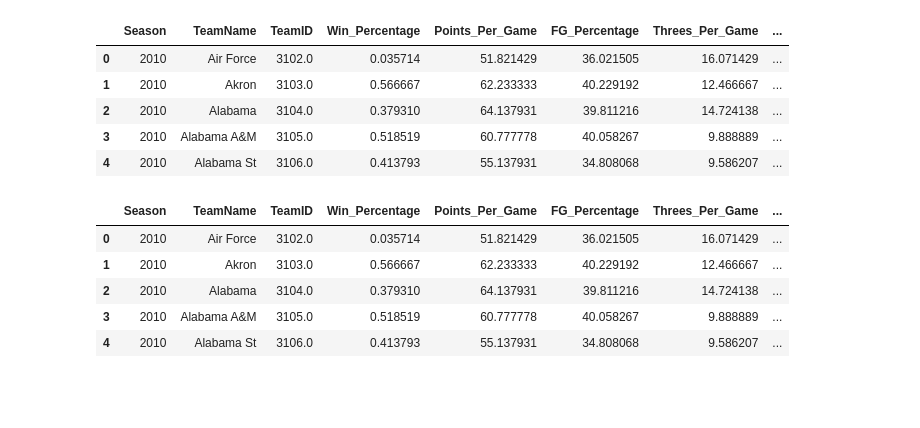
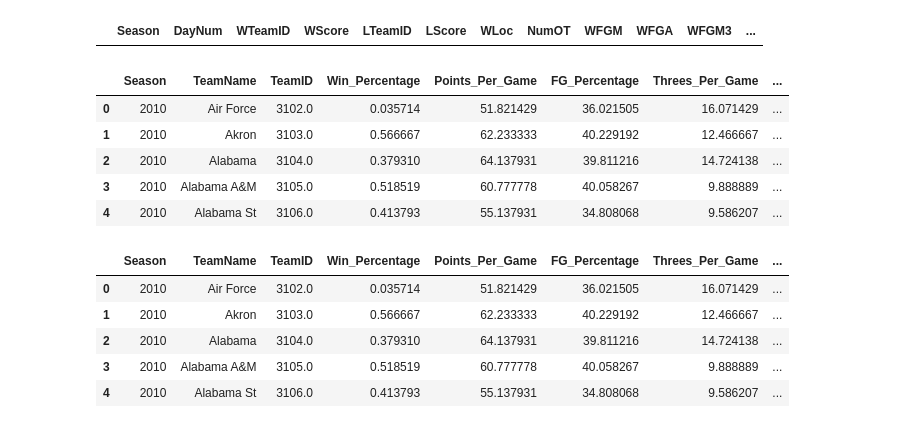
Before and after one commit to alexreid-14/March_ML_Mania_2025, a Jupyter notebook: preprocessing/womens/womens_data_preprocessing.ipynb, the cells around one changed output. Saved outputs shown, nothing was run; the diff lists cells and outputs as text; code cells hidden in the pictures; blank space fills up the shorter version.

```diff
--- a/preprocessing/womens/womens_data_preprocessing.ipynb
+++ b/preprocessing/womens/womens_data_preprocessing.ipynb
@@ -4,6 +4,7 @@ import numpy as np
 import os
 from pathlib import Path
 # %%
+pd.set_option("display.max_columns", None)
 # Team Info
 womens_teams = pd.read_csv("../../data/WTeams.csv")
 
@@ -18,33 +19,36 @@ womens_tourney_seeds = pd.read_csv("../../data/WNCAATourneySeeds.csv")
 womens_reg_season_data = pd.read_csv("../../data/WRegularSeasonCompactResults.csv")
 
 # Tourney Data
 womens_tourney_data = pd.read_csv("../../data/WNCAATourneyCompactResults.csv")
 
 # Regular Season Box Scores
 womens_reg_season_box_scores = pd.read_csv("../../data/WRegularSeasonDetailedResults.csv")
+womens_reg_season_box_scores.dropna(inplace=True)
 
 # Tournament Box Scores
 womens_tourney_box_scores = pd.read_csv("../../data/WNCAATourneyDetailedResults.csv")
 
 # Conferences
 conferences = pd.read_csv("../../data/Conferences.csv")
 womens_conferences = pd.read_csv("../../data/WTeamConferences.csv")
 
 # Alternate Spellings
 womens_spellings = pd.read_csv("../../data/WTeamSpellings.csv", encoding='ISO-8859-1')
 
 #Tourney Slots
 womens_tourney_slots = pd.read_csv("../../data/WNCAATourneySlots.csv")
 
 # Conference Tourney
 womens_conf_tourney = pd.read_csv("../../data/WConferenceTourneyGames.csv")
 
 # Geography
 cities = pd.read_csv("../../data/Cities.csv")
 womens_cities = pd.read_csv("../../data/WGameCities.csv")
 
 # Sample Submission
 sample = pd.read_csv("../../data/SampleSubmissionStage1.csv")
+# %% [output]
+|  | Season | DayNum | WTeamID | WScore | LTeamID | LScore | WLoc | NumOT | WFGM | WFGA | WFGM3 | ... |
 # %%
 ### Calculate summary statistics about each mens basketball team for each season
 
```
Also changed, not shown: 7 other files.
